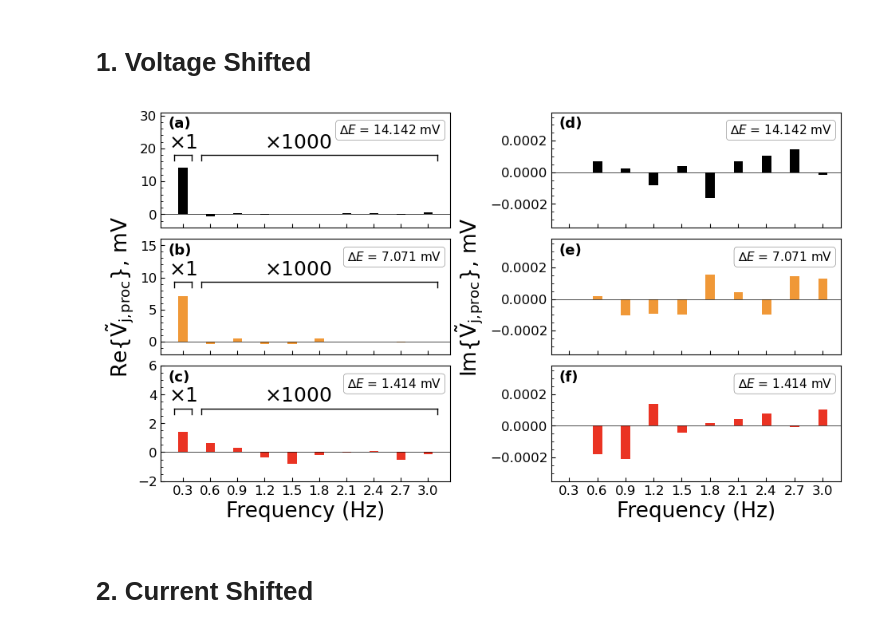
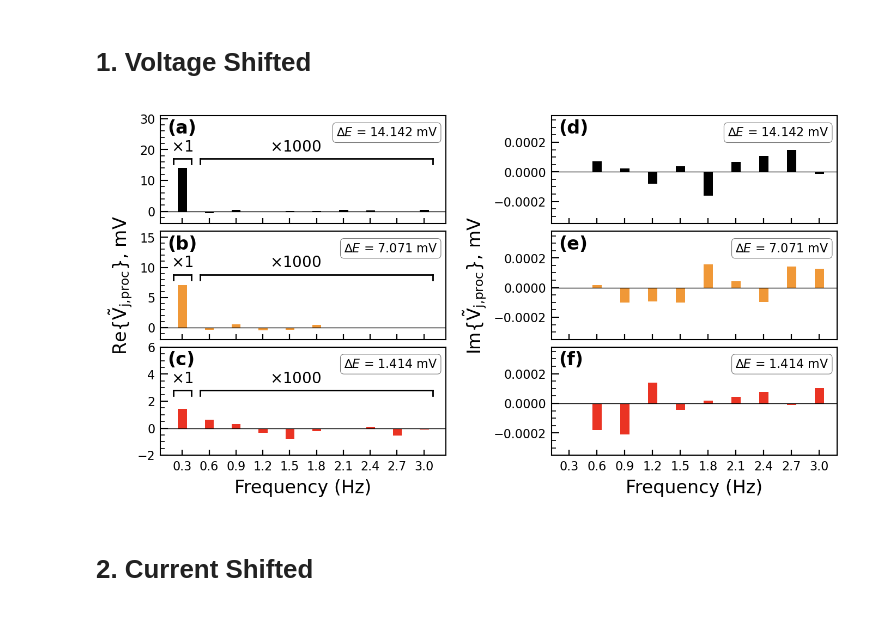
Before and after one commit to lauren8040/NLEIS-Ferri-Ferrocyanide-Modelling, a Jupyter notebook: jupyter/Figures/Signal Analysis/Signal_Analysis_Plot.ipynb, the cells around one changed output. Saved outputs shown, nothing was run; the diff lists cells and outputs as text; code cells hidden in the pictures.

Commit message:
updating plot formatting and .pdf file type

```diff
--- a/jupyter/Figures/Signal Analysis/Signal_Analysis_Plot.ipynb
+++ b/jupyter/Figures/Signal Analysis/Signal_Analysis_Plot.ipynb
@@ -183,14 +183,17 @@ ____
 # 1. Voltage Shifted
 # %%
 #Create Figure
-fig, axs = plt.subplots(3, 2, sharex='col', figsize=(11, 6))
-fig.subplots_adjust(hspace=0.1, wspace=0.35)
+fig, axs = plt.subplots(3, 2, sharex='col', figsize=(7, 3.8),dpi=200)
+for ax in axs.flat:
+    for location in ['left', 'right', 'top', 'bottom']:
+        ax.spines[location].set_linewidth(0.75)
 
 #Plot Variables
-fontsize=19
-label_fontsize = 13
-legend_fontsize = 11
-mult_fontsize = 18
+fontsize=12
+label_fontsize = 12
+legend_fontsize = 8
+axis_fontsize = 8
+mult_fontsize = 10
 bar_width = 0.1
 frequencies = df_Vreal['Frequency (Hz)']
 colors = [(234, 51, 35), (240, 152, 55), (0, 0, 0)]
@@ -213,6 +216,7 @@ for i in range(3):
         axs[i, 0].set_ylabel(r'Re{$\tilde{\mathrm{V}}_{\mathrm{j,\!{proc}}}$}, mV', fontsize=fontsize)
     axs[i, 0].set_ylim(y_lims_min[i], y_lims_max[i])
 
+
     # RIGHT: Imaginary Voltage
     axs[i, 1].bar(frequencies, df_Vimag[cols[i]] * 1e3,  # mV
                   width=bar_width, color=colors[2 - i])
@@ -226,7 +230,9 @@ for i in range(3):
         ax.axhline(y=0, color='black', linestyle='-', linewidth=0.5)
         ax.minorticks_on()
         ax.tick_params(axis='x', which='minor', bottom=False, top=False)
-        ax.tick_params(which='both', direction='in', labelsize=12)
+        ax.tick_params(axis='y', which='major', length = 5, width = 0.75)
+        ax.tick_params(axis='y', which='minor', length = 3, width = 0.6)
+        ax.tick_params(which='both', direction='in', labelsize=axis_fontsize)
         ax.text(0.025, 0.965, subplot_labels[count], transform=ax.transAxes,
             fontsize=label_fontsize, fontweight='bold', va='top', ha='left')
 
@@ -234,38 +240,39 @@ for i in range(3):
         ax.text(0.97, 0.9, labels[i],
                 transform=ax.transAxes,
                 fontsize=legend_fontsize,
                 verticalalignment='top',
                 horizontalalignment='right',
                 bbox=dict(boxstyle='round',
                           facecolor='white',
                           edgecolor=gray_rgb,
                           linewidth=0.4))
 
         # Brackets under x-axis (only on Real side)
         if j == 0:
             overhang = 0.05
             x1_start, x1_end = 0.15 + overhang, 0.45 - overhang
             x2_start, x2_end = 0.45 + overhang, 3.15 - overhang
             x1_mid = (x1_start + x1_end) / 2
             x2_mid = (x2_start + x2_end) / 2
-            add_bracket(ax, x1_start, x1_end, 0.63, 0.05)
-            add_bracket(ax, x2_start, x2_end, 0.63, 0.05)
-            ax.text(x1_mid, 0.82, r'$\times 1$', transform=ax.get_xaxis_transform(),
+            add_bracket(ax, x1_start, x1_end, 0.6, 0.05)
+            add_bracket(ax, x2_start, x2_end, 0.6, 0.05)
+            ax.text(x1_mid, 0.78, r'$\times 1$', transform=ax.get_xaxis_transform(),
                     fontsize=mult_fontsize, verticalalignment='top', horizontalalignment='center')
-            ax.text(x2_mid*0.87, 0.82, rf'$\times {mult_reals[i]}$', transform=ax.get_xaxis_transform(),
+            ax.text(x2_mid*0.87, 0.78, rf'$\times {mult_reals[i]}$', transform=ax.get_xaxis_transform(),
                     fontsize=mult_fontsize, verticalalignment='top', horizontalalignment='center')
 
         count += 1
 
 # X-axis label and ticks (bottom row only)
 for j in [0, 1]:
     axs[2, j].set_xlabel('Frequency (Hz)', fontsize=fontsize)
     axs[2, j].set_xticks([0.3, 0.6, 0.9, 1.2, 1.5, 1.8, 2.1, 2.4, 2.7, 3.0])
 
 #Show/Save Figure
-plt.savefig("S2_Processed_Voltage_Signal_Analysis.png", dpi=500, bbox_inches='tight', pad_inches=0.1)
+plt.tight_layout(h_pad = 0.5,w_pad=0.5)
+plt.savefig("S2_Processed_Voltage_Signal_Analysis.pdf", bbox_inches='tight', pad_inches=0.01)
 plt.show()
 # %% [output]
-[figure, old version]
+[figure, new version]
 # %% [markdown]
 # 2. Current Shifted
```
Also changed, not shown: parts of 2 cells of this notebook, 35 other files.
